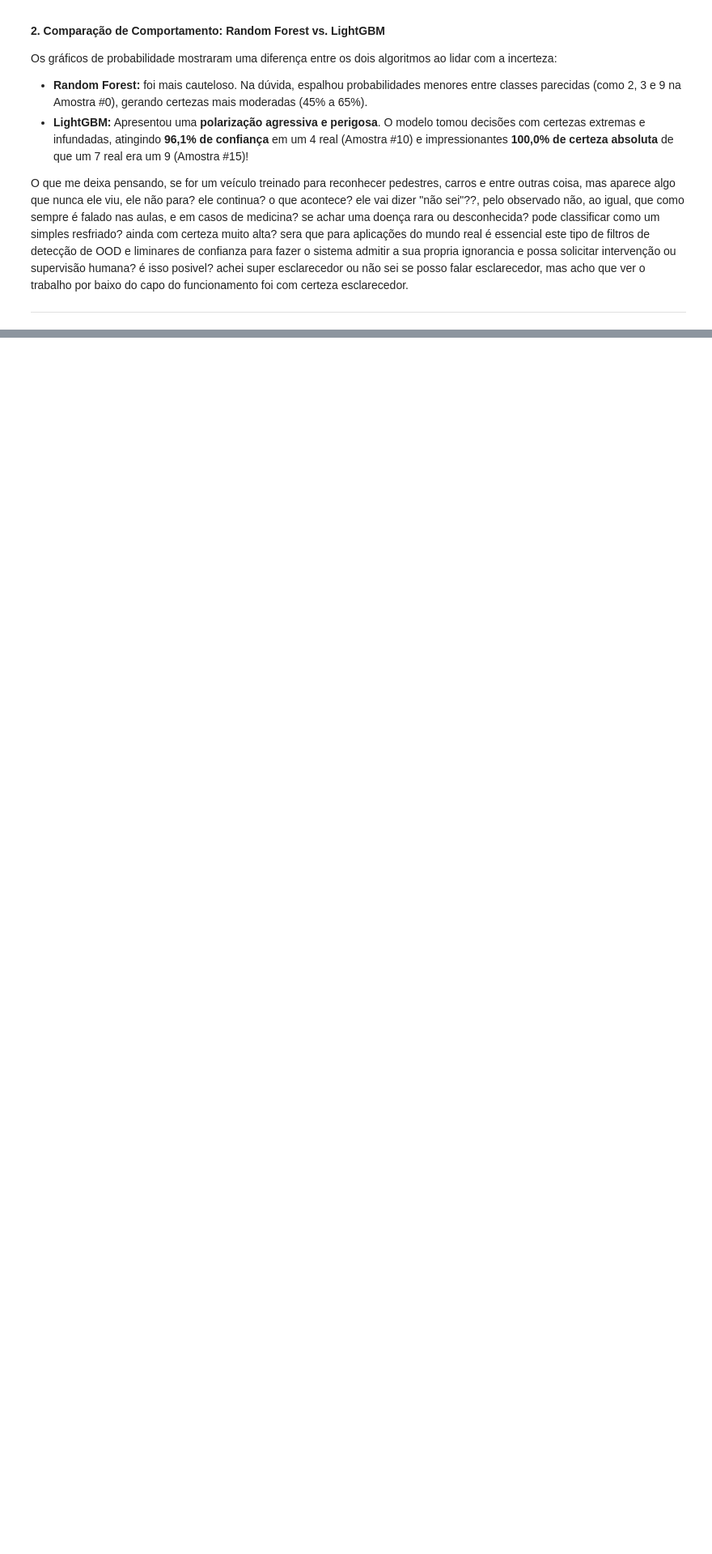
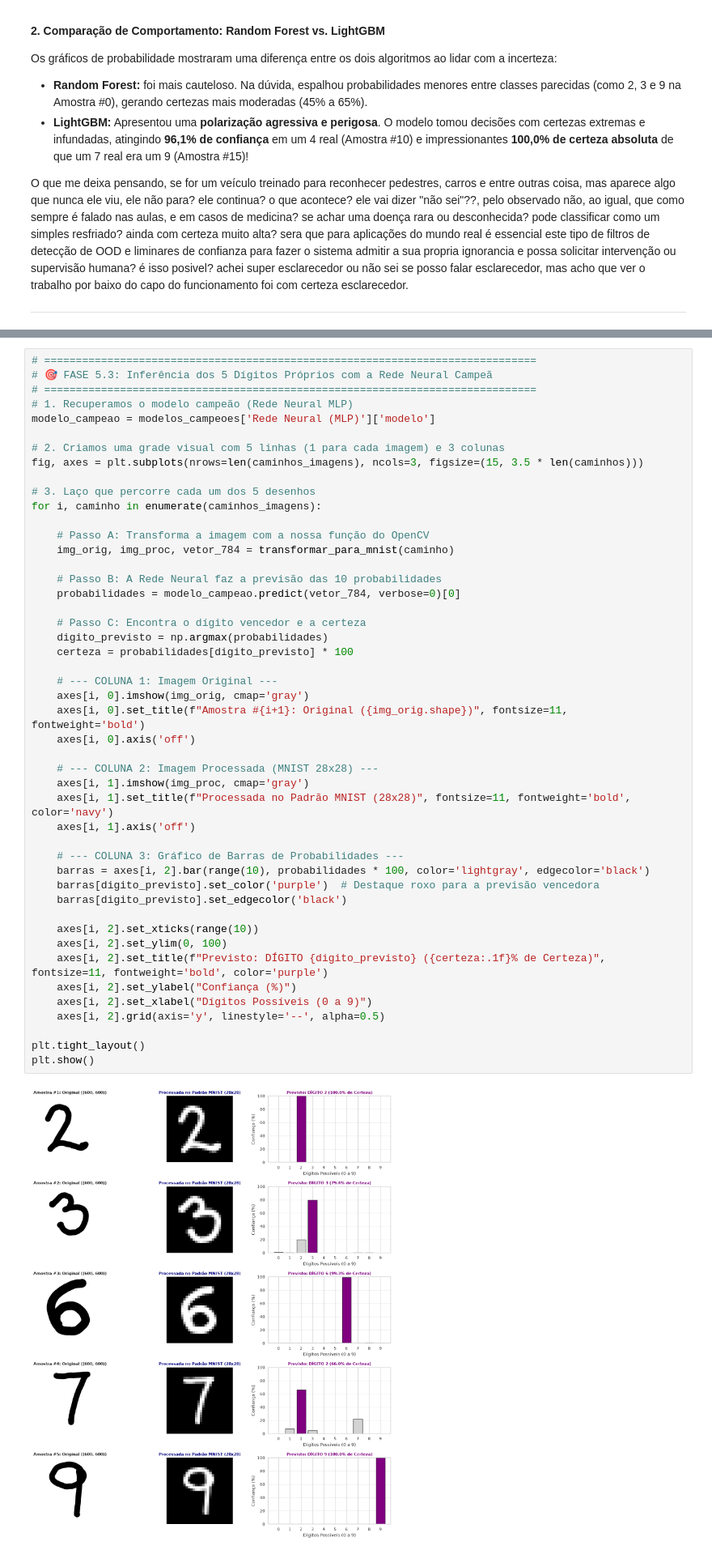
Before and after one commit to susejgo89/miniprojeto-m2-mnist-ia, a Jupyter notebook: notebooks/mnist_pipeline.ipynb, the cells around one changed output, grey strips where cells are left out. Shown at 81% size. Cells and saved outputs as stored; diff of their text form; blank space fills up the shorter version.

Commit message:
implementa pipeline inicial de visao computacional para digitos manuscritos proprios

```diff
--- a/notebooks/mnist_pipeline.ipynb
+++ b/notebooks/mnist_pipeline.ipynb
@@ -1178,0 +1288,49 @@ O que me deixa pensando, se for um veículo treinado para reconhecer pedestres,
+# %%
+# ==============================================================================
+# 🎯 FASE 5.3: Inferência dos 5 Dígitos Próprios com a Rede Neural Campeã
+# ==============================================================================
+# 1. Recuperamos o modelo campeão (Rede Neural MLP)
+modelo_campeao = modelos_campeoes['Rede Neural (MLP)']['modelo']
+
+# 2. Criamos uma grade visual com 5 linhas (1 para cada imagem) e 3 colunas
+fig, axes = plt.subplots(nrows=len(caminhos_imagens), ncols=3, figsize=(15, 3.5 * len(caminhos)))
+
+# 3. Laço que percorre cada um dos 5 desenhos
+for i, caminho in enumerate(caminhos_imagens):
+
+    # Passo A: Transforma a imagem com a nossa função do OpenCV
+    img_orig, img_proc, vetor_784 = transformar_para_mnist(caminho)
+
+    # Passo B: A Rede Neural faz a previsão das 10 probabilidades
+    probabilidades = modelo_campeao.predict(vetor_784, verbose=0)[0]
+
+    # Passo C: Encontra o dígito vencedor e a certeza
+    digito_previsto = np.argmax(probabilidades)
+    certeza = probabilidades[digito_previsto] * 100
+
+    # --- COLUNA 1: Imagem Original ---
+    axes[i, 0].imshow(img_orig, cmap='gray')
+    axes[i, 0].set_title(f"Amostra #{i+1}: Original ({img_orig.shape})", fontsize=11, fontweight='bold')
+    axes[i, 0].axis('off')
+
+    # --- COLUNA 2: Imagem Processada (MNIST 28x28) ---
+    axes[i, 1].imshow(img_proc, cmap='gray')
+    axes[i, 1].set_title(f"Processada no Padrão MNIST (28x28)", fontsize=11, fontweight='bold', color='navy')
+    axes[i, 1].axis('off')
+
+    # --- COLUNA 3: Gráfico de Barras de Probabilidades ---
+    barras = axes[i, 2].bar(range(10), probabilidades * 100, color='lightgray', edgecolor='black')
+    barras[digito_previsto].set_color('purple')  # Destaque roxo para a previsão vencedora
+    barras[digito_previsto].set_edgecolor('black')
+
+    axes[i, 2].set_xticks(range(10))
+    axes[i, 2].set_ylim(0, 100)
+    axes[i, 2].set_title(f"Previsto: DÍGITO {digito_previsto} ({certeza:.1f}% de Certeza)", fontsize=11, fontweight='bold', color='purple')
+    axes[i, 2].set_ylabel("Confiança (%)")
+    axes[i, 2].set_xlabel("Dígitos Possíveis (0 a 9)")
+    axes[i, 2].grid(axis='y', linestyle='--', alpha=0.5)
+
+plt.tight_layout()
+plt.show()
+# %% [output]
+[figure, added]
```
Also changed, not shown: parts of 13 cells of this notebook, 6 other files.
